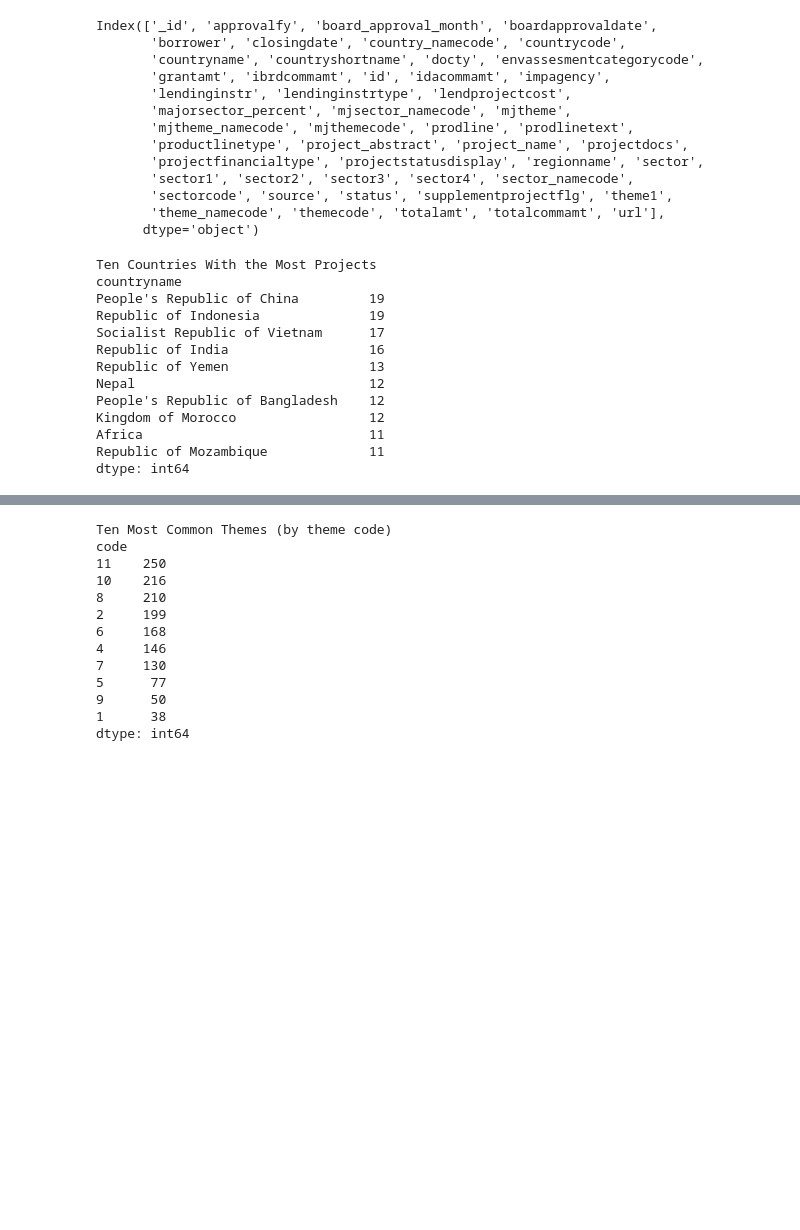
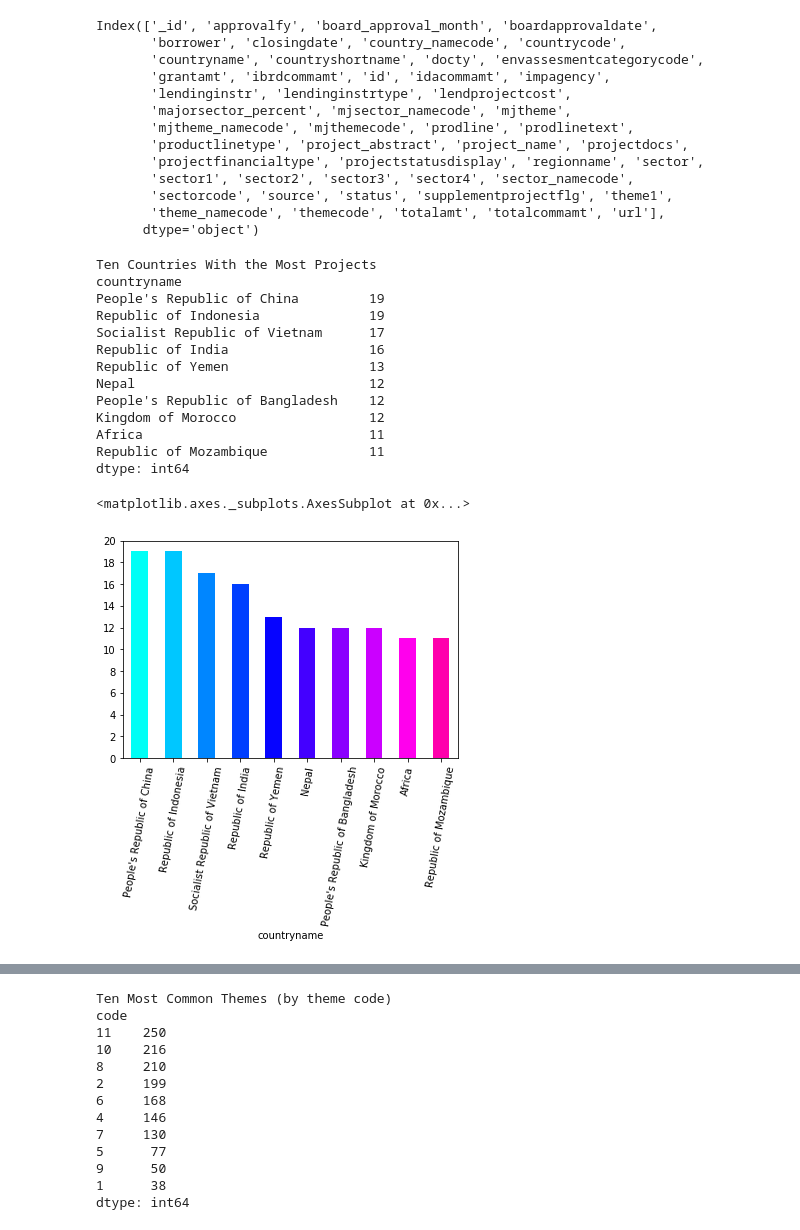
Before and after one commit to SlothDream/SB_MiniProjects, a Jupyter notebook: sliderule_dsi_json_exercise.ipynb, the cells around one changed output, grey strips where cells are left out. Drawn from its saved outputs; the diff is of its cells as text; code cells hidden in the pictures; blank space fills up the shorter version.

```diff
--- a/sliderule_dsi_json_exercise.ipynb
+++ b/sliderule_dsi_json_exercise.ipynb
@@ -123,24 +130,30 @@ Index(['_id', 'approvalfy', 'board_approval_month', 'boardapprovaldate',
 # %%
 # Find the 10 countries with most projects
 
-top_countries = df[['countryname', 'project_name']]
+top_countries = df[['countryname', 'countryshortname']]
 top_countries = top_countries.groupby('countryname').size().sort_values(ascending=False)
+
 print('Ten Countries With the Most Projects')
 print(top_countries.head(10))
+
+color = cm.hsv(np.linspace(.5,.9, 10))
+top_countries.iloc[:10].plot(kind='bar', yticks=range(0,22,2), color=color, rot=80)
 # %% [output]
 Ten Countries With the Most Projects
 countryname
 People's Republic of China         19
 Republic of Indonesia              19
 Socialist Republic of Vietnam      17
 Republic of India                  16
 Republic of Yemen                  13
 Nepal                              12
 People's Republic of Bangladesh    12
 Kingdom of Morocco                 12
 Africa                             11
 Republic of Mozambique             11
 dtype: int64
+<matplotlib.axes._subplots.AxesSubplot at 0x...>
+[figure, added]
 # %%
 # Find the top 10 major project themes (using column 'mjtheme_namecode')
 
```
Also changed, not shown: parts of 5 cells of this notebook, 1 other file.
